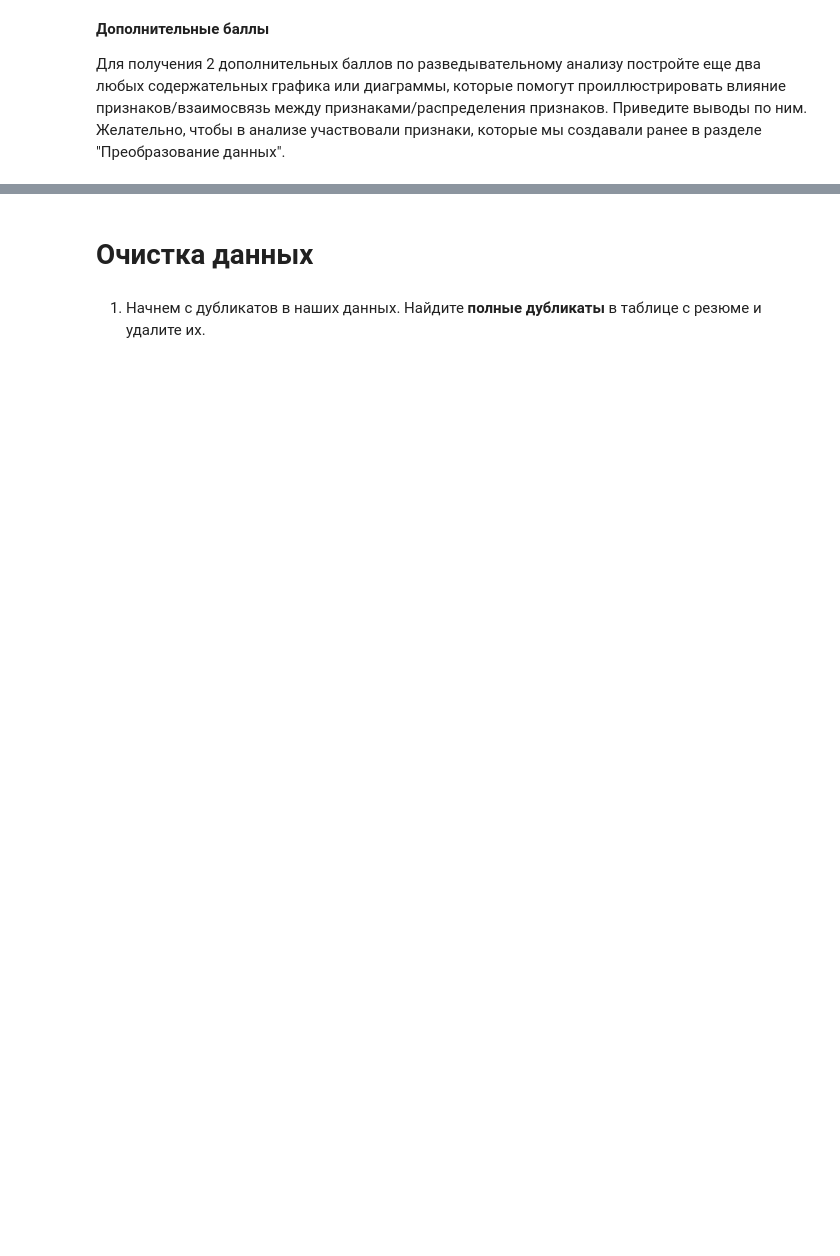
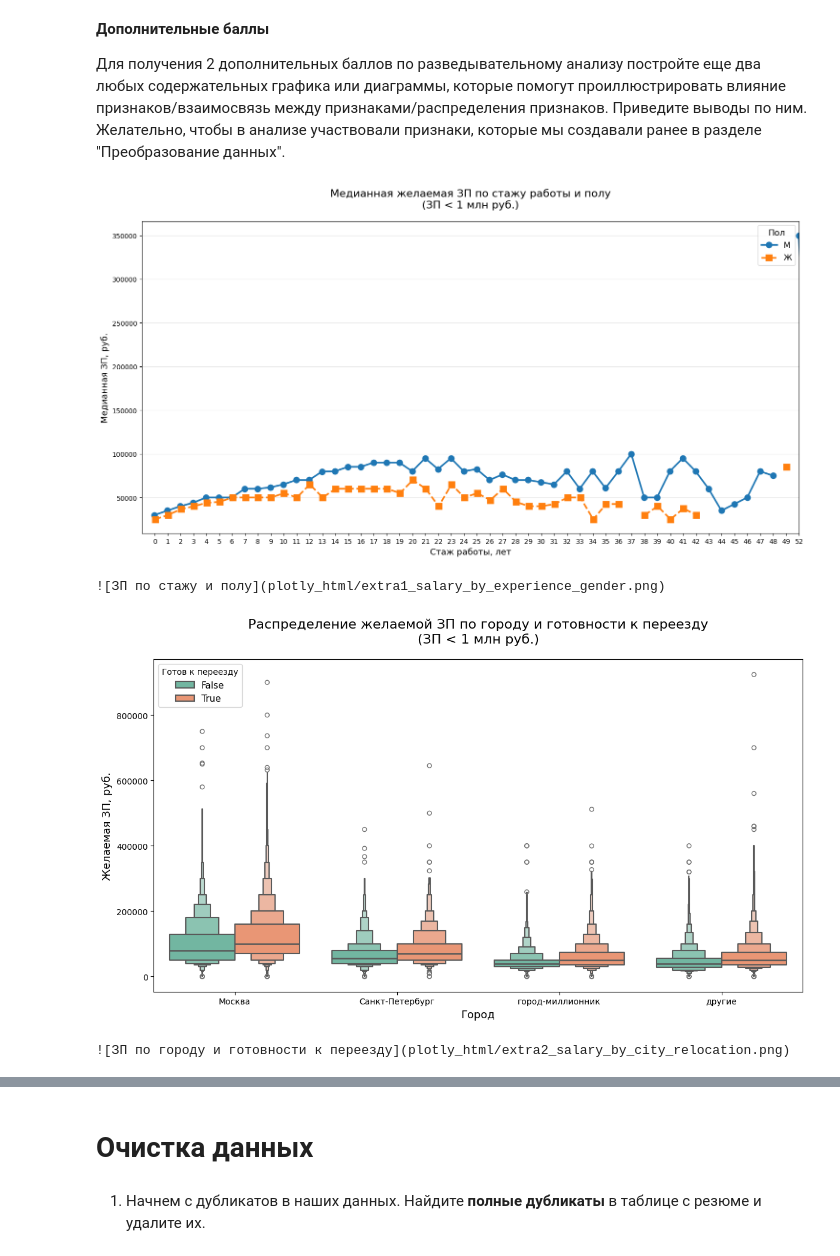
Before and after one commit to Liuboshenko/miphi-session-python-analytics, a Jupyter notebook: Python_для_анализа_данных__Итоговыи__проект_Ноутбук-шаблон.ipynb, the cells around one changed output, grey strips where cells are left out. Cells and saved outputs as stored; diff of their text form; code cells hidden in the pictures; blank space fills up the shorter version.

```diff
--- a/Python_для_анализа_данных__Итоговыи__проект_Ноутбук-шаблон.ipynb
+++ b/Python_для_анализа_данных__Итоговыи__проект_Ноутбук-шаблон.ipynb
@@ -1577,5 +1660,71 @@ print("\n![Тепловая карта ЗП (возраст × образова
 
 Для получения 2 дополнительных баллов по разведывательному анализу постройте еще два любых содержательных графика или диаграммы, которые помогут проиллюстрировать влияние признаков/взаимосвязь между признаками/распределения признаков. Приведите выводы по ним. Желательно, чтобы в анализе участвовали признаки, которые мы создавали ранее в разделе "Преобразование данных".
 # %%
-# ваш код здесь
+# Одна подготовка данных для обоих графиков
+data = final_df[final_df['ЗП (руб)'] < 1_000_000].copy()
+
+# Опыт в целых годах (NaN → 0)
+data['Опыт работы (год)'] = (data['Опыт работы (месяц)'].fillna(0) / 12).round(0).astype(int)
+
+# ====================== График 1: ЗП по стажу и полу ======================
+plt.figure(figsize=(15, 8))
+
+sns.pointplot(
+    data=data,
+    x='Опыт работы (год)',
+    y='ЗП (руб)',
+    hue='Пол',
+    estimator='median',
+    errorbar=None,
+    dodge=True,
+    palette={'М': '#1f77b4', 'Ж': '#ff7f0e'},
+    markers=['o', 's'],
+    linestyles=['-', '--'],
+    linewidth=2.5,
+    markersize=8
+)
+
+plt.title("Медианная желаемая ЗП по стажу работы и полу\n(ЗП < 1 млн руб.)",
+          fontsize=16, pad=20)
+plt.xlabel("Стаж работы, лет", fontsize=13)
+plt.ylabel("Медианная ЗП, руб.", fontsize=13)
+plt.legend(title="Пол", fontsize=12, title_fontsize=13)
+plt.grid(True, axis='y', alpha=0.3)
+plt.xlim(-1, 50)
+
+plt.tight_layout()
+plt.savefig("plotly_html/extra1_salary_by_experience_gender.png", dpi=300, bbox_inches="tight")
+plt.show()
+
+print("![ЗП по стажу и полу](plotly_html/extra1_salary_by_experience_gender.png)")
+
+# ====================== График 2: ЗП по городу и готовности к переезду ======================
+plt.figure(figsize=(12, 7))
+
+sns.boxenplot(
+    data=data,
+    x='Город',
+    y='ЗП (руб)',
+    hue='Готовность к переезду',
+    order=['Москва', 'Санкт-Петербург', 'город-миллионник', 'другие'],
+    palette="Set2",
+    linewidth=1.5
+)
+
+plt.title("Распределение желаемой ЗП по городу и готовности к переезду\n(ЗП < 1 млн руб.)",
+          fontsize=16, pad=20)
+plt.xlabel("Город", fontsize=13)
+plt.ylabel("Желаемая ЗП, руб.", fontsize=13)
+plt.legend(title="Готов к переезду", fontsize=11, loc='upper left')
+
+plt.tight_layout()
+plt.savefig("plotly_html/extra2_salary_by_city_relocation.png", dpi=300, bbox_inches="tight")
+plt.show()
+
+print("![ЗП по городу и готовности к переезду](plotly_html/extra2_salary_by_city_relocation.png)")
+# %% [output]
+[figure, added]
+![ЗП по стажу и полу](plotly_html/extra1_salary_by_experience_gender.png)
+[figure, added]
+![ЗП по городу и готовности к переезду](plotly_html/extra2_salary_by_city_relocation.png)
 # %% [markdown]
```
Also changed, not shown: parts of 14 cells of this notebook.
